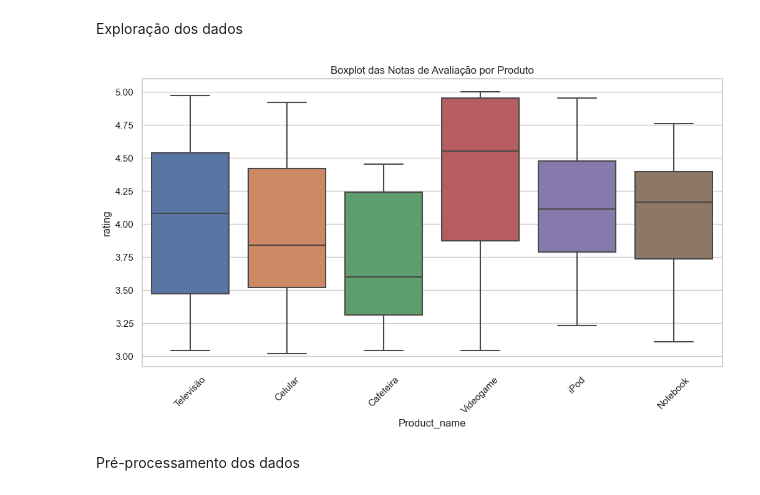
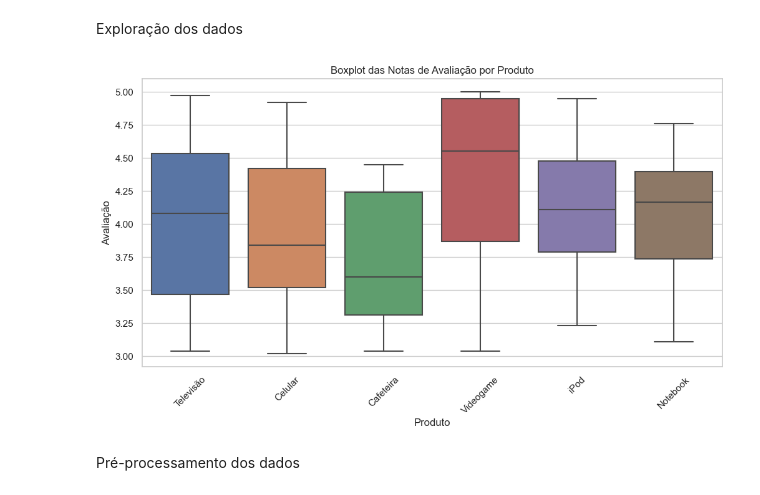
Before and after one commit to LucasSantino/c-digo_IABD_2024, a Jupyter notebook: Formativa_IADB/formativa.ipynb, the cells around one changed output. Saved outputs shown, nothing was run; the diff lists cells and outputs as text; code cells hidden in the pictures.

```diff
--- a/Formativa_IADB/formativa.ipynb
+++ b/Formativa_IADB/formativa.ipynb
@@ -51,16 +51,16 @@ max      5.000000   4977.000000       1.00
 # %% [markdown]
 Exploração dos dados
 # %%
-#Criação do Boxplot
+# Criação do Boxplot para visualizar a distribuição das notas de avaliação por produto
 plt.figure(figsize=(12, 6))
 sns.boxplot(x='product_name', y='rating', data=df)
-plt.title('Boxplot das Notas de Avaliação por Produto')
-plt.xlabel('Product_name')
-plt.ylabel('rating')
-plt.xticks(rotation=45)  # Rotacionar os rótulos do eixo x para melhor legibilidade
-plt.show()
+plt.title('Boxplot das Notas de Avaliação por Produto')  # Título do gráfico
+plt.xlabel('Produto')  # Rótulo do eixo x
+plt.ylabel('Avaliação')  # Rótulo do eixo y
+plt.xticks(rotation=45)  # Rotaciona os rótulos do eixo x para melhor legibilidade
+plt.show()  # Exibe o gráfico
 # %% [output]
-[figure, old version]
+[figure, new version]
 # %% [markdown]
 Pré-processamento dos dados
 # %%
```
Also changed, not shown: parts of 7 cells of this notebook.
